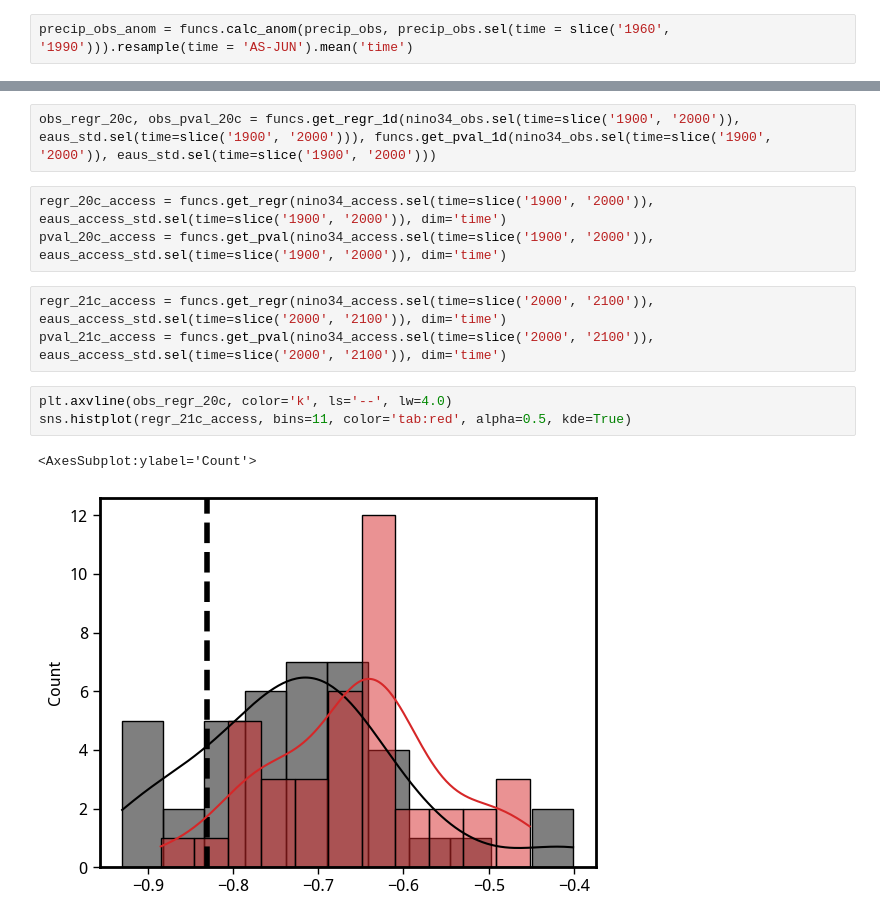
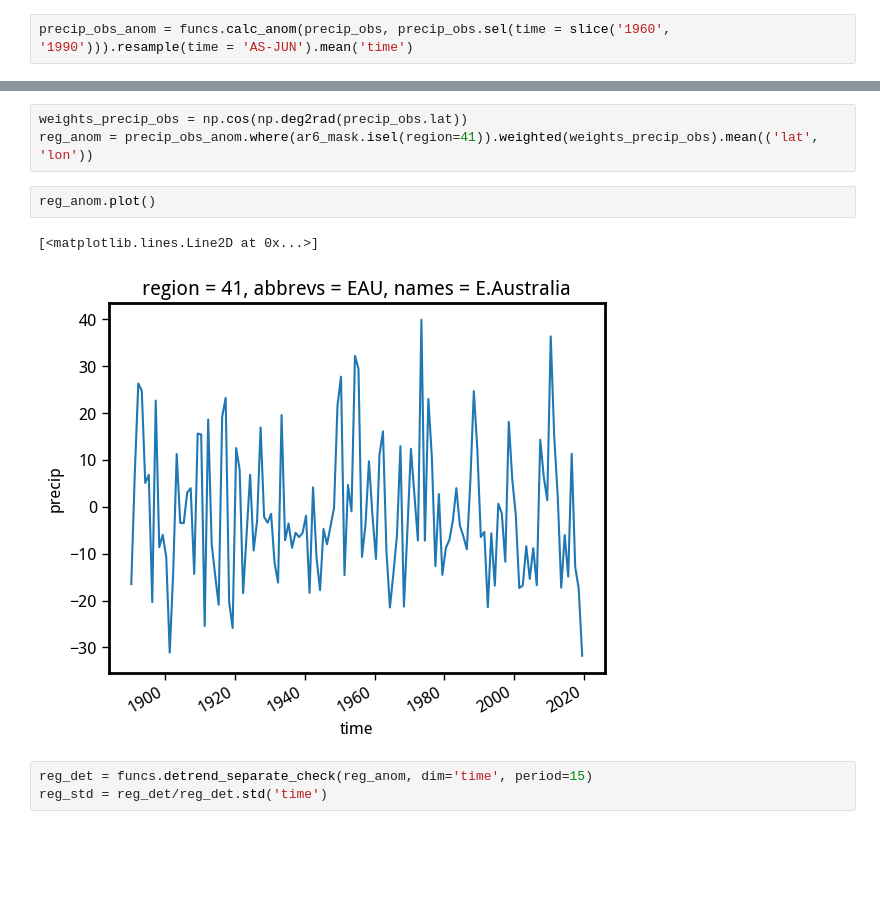
Before and after one commit to adisen99/enso_teleconnection_robustness, a Jupyter notebook: 01_obs_sample_size.ipynb, the cells around one changed output, grey strips where cells are left out. Drawn from its saved outputs; the diff is of its cells as text; blank space fills up the shorter version.

Commit message:
checkpoint: initial analysis in 01

```diff
--- a/01_obs_sample_size.ipynb
+++ b/01_obs_sample_size.ipynb
@@ -293,14 +194,11 @@ eaus_access_std = eaus_access_det/eaus_access_det.std('time')
-# %%
-obs_regr_20c, obs_pval_20c = funcs.get_regr_1d(nino34_obs.sel(time=slice('1900', '2000')), eaus_std.sel(time=slice('1900', '2000'))), funcs.get_pval_1d(nino34_obs.sel(time=slice('1900', '2000')), eaus_std.sel(time=slice('1900', '2000')))
-# %%
-regr_20c_access = funcs.get_regr(nino34_access.sel(time=slice('1900', '2000')), eaus_access_std.sel(time=slice('1900', '2000')), dim='time')
-pval_20c_access = funcs.get_pval(nino34_access.sel(time=slice('1900', '2000')), eaus_access_std.sel(time=slice('1900', '2000')), dim='time')
-# %%
-regr_21c_access = funcs.get_regr(nino34_access.sel(time=slice('2000', '2100')), eaus_access_std.sel(time=slice('2000', '2100')), dim='time')
-pval_21c_access = funcs.get_pval(nino34_access.sel(time=slice('2000', '2100')), eaus_access_std.sel(time=slice('2000', '2100')), dim='time')
-# %%
-plt.axvline(obs_regr_20c, color='k', ls='--', lw=4.0)
-sns.histplot(regr_21c_access, bins=11, color='tab:red', alpha=0.5, kde=True)
-# %% [output]
-<AxesSubplot:ylabel='Count'>
-[figure, removed]
+# %%
+weights_precip_obs = np.cos(np.deg2rad(precip_obs.lat))
+reg_anom = precip_obs_anom.where(ar6_mask.isel(region=41)).weighted(weights_precip_obs).mean(('lat', 'lon'))
+# %%
+reg_anom.plot()
+# %% [output]
+[<matplotlib.lines.Line2D at 0x...>]
+[figure, added]
+# %%
+reg_det = funcs.detrend_separate_check(reg_anom, dim='time', period=15)
+reg_std = reg_det/reg_det.std('time')
```
Also changed, not shown: parts of 39 cells of this notebook.
